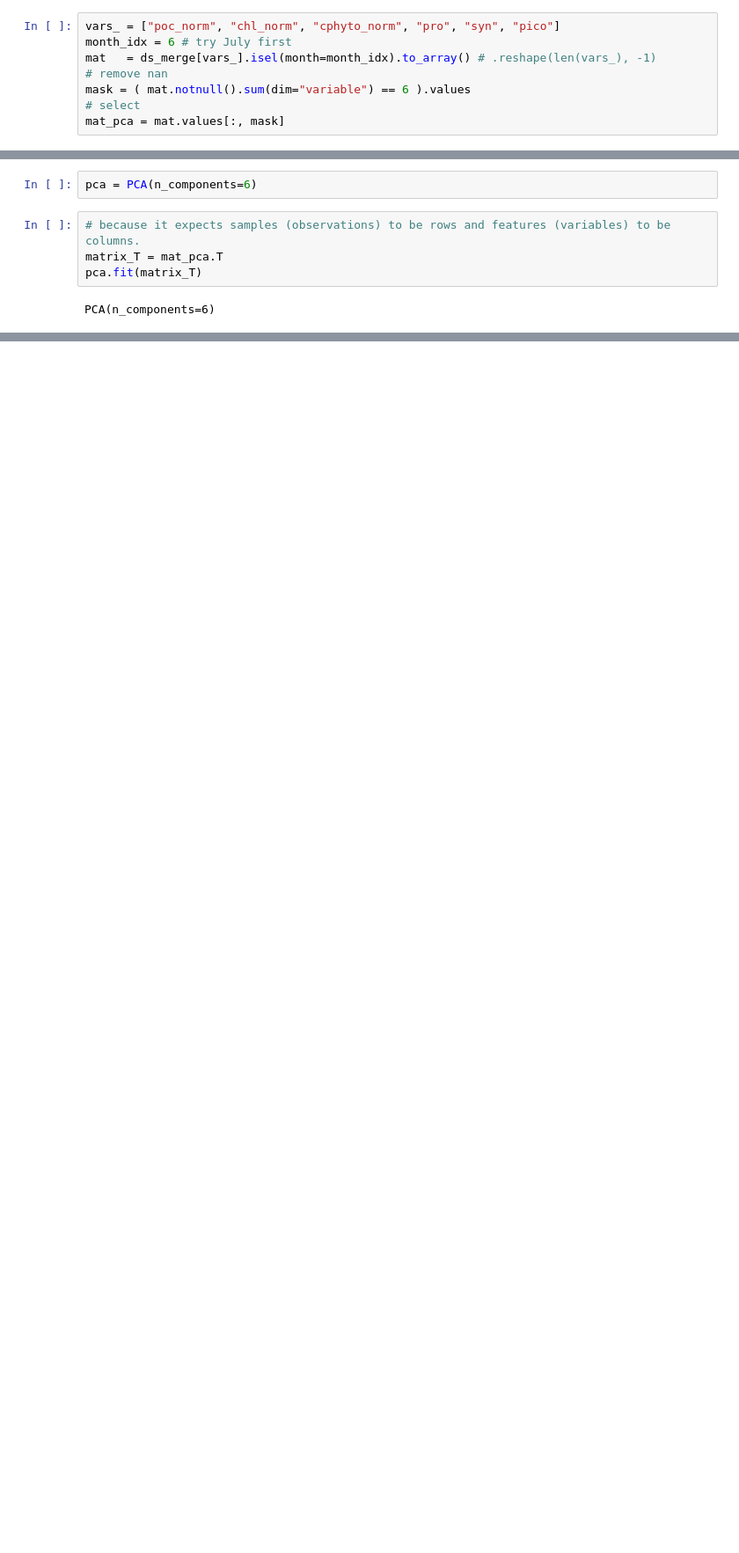
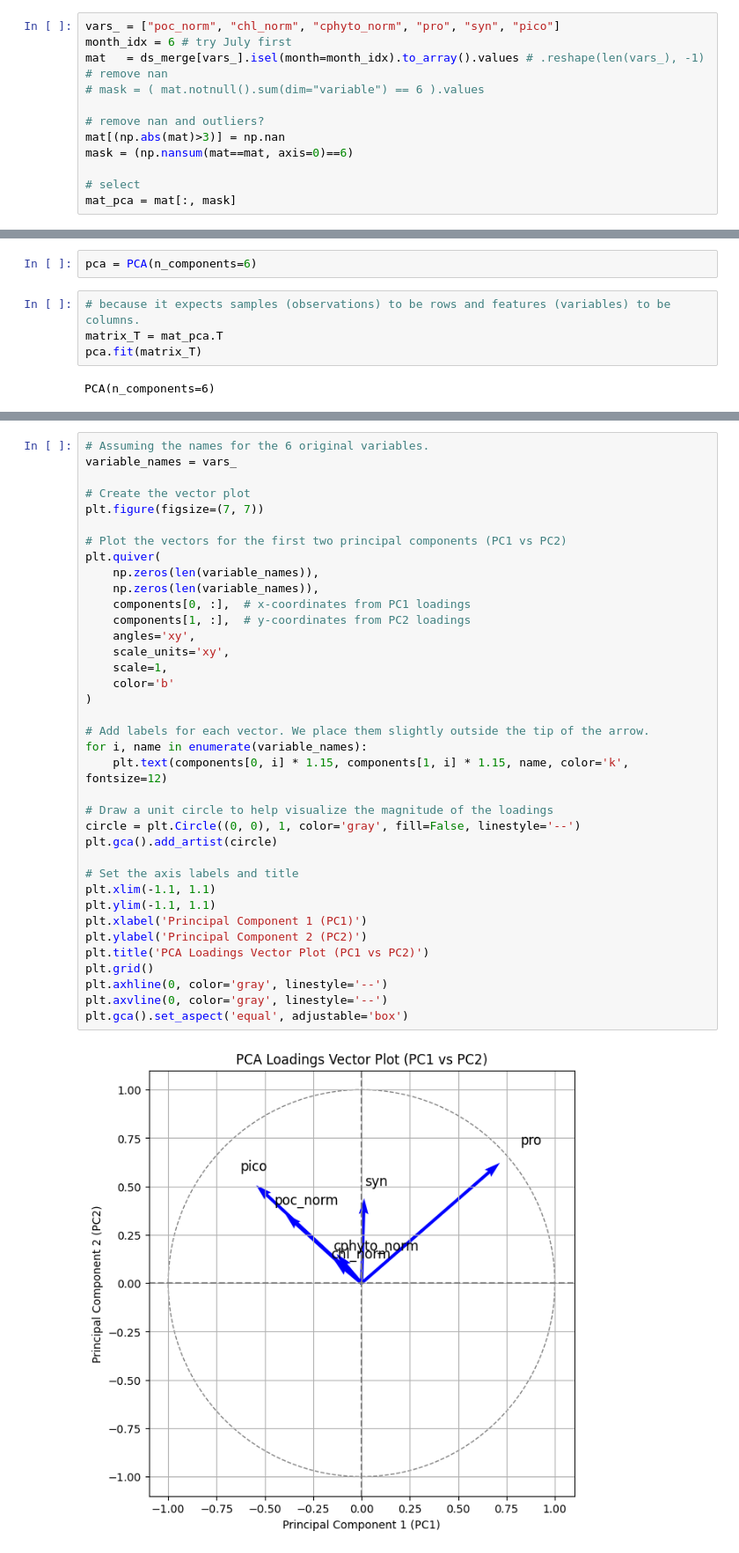
Before and after one commit to pedmondlerner/phytoSTEW, a Jupyter notebook: Team/Zichang/matchup_new.ipynb, the cells around one changed output, grey strips where cells are left out. Shown at 88% size. Saved outputs shown, nothing was run; the diff lists cells and outputs as text; blank space fills up the shorter version.

```diff
--- a/Team/Zichang/matchup_new.ipynb
+++ b/Team/Zichang/matchup_new.ipynb
@@ -92,11 +92,16 @@ Text(0.5, 1.0, 'August, normalized chlor_a')
 # %%
 vars_ = ["poc_norm", "chl_norm", "cphyto_norm", "pro", "syn", "pico"]
 month_idx = 6 # try July first
-mat   = ds_merge[vars_].isel(month=month_idx).to_array() # .reshape(len(vars_), -1)
+mat   = ds_merge[vars_].isel(month=month_idx).to_array().values # .reshape(len(vars_), -1)
 # remove nan
-mask = ( mat.notnull().sum(dim="variable") == 6 ).values
+# mask = ( mat.notnull().sum(dim="variable") == 6 ).values
+
+# remove nan and outliers?
+mat[(np.abs(mat)>3)] = np.nan
+mask = (np.nansum(mat==mat, axis=0)==6)
+
 # select
-mat_pca = mat.values[:, mask]
+mat_pca = mat[:, mask]
 # %%
 mat_pca.shape
 # %% [output]
@@ -137,0 +132,39 @@ array([0.5281703 , 0.18567565, 0.11522229, 0.10060938, 0.0565504 ,
+# %%
+# Assuming the names for the 6 original variables.
+variable_names = vars_
+
+# Create the vector plot
+plt.figure(figsize=(7, 7))
+
+# Plot the vectors for the first two principal components (PC1 vs PC2)
+plt.quiver(
+    np.zeros(len(variable_names)),
+    np.zeros(len(variable_names)),
+    components[0, :],  # x-coordinates from PC1 loadings
+    components[1, :],  # y-coordinates from PC2 loadings
+    angles='xy',
+    scale_units='xy',
+    scale=1,
+    color='b'
+)
+
+# Add labels for each vector. We place them slightly outside the tip of the arrow.
+for i, name in enumerate(variable_names):
+    plt.text(components[0, i] * 1.15, components[1, i] * 1.15, name, color='k', fontsize=12)
+
+# Draw a unit circle to help visualize the magnitude of the loadings
+circle = plt.Circle((0, 0), 1, color='gray', fill=False, linestyle='--')
+plt.gca().add_artist(circle)
+
+# Set the axis labels and title
+plt.xlim(-1.1, 1.1)
+plt.ylim(-1.1, 1.1)
+plt.xlabel('Principal Component 1 (PC1)')
+plt.ylabel('Principal Component 2 (PC2)')
+plt.title('PCA Loadings Vector Plot (PC1 vs PC2)')
+plt.grid()
+plt.axhline(0, color='gray', linestyle='--')
+plt.axvline(0, color='gray', linestyle='--')
+plt.gca().set_aspect('equal', adjustable='box')
+# %% [output]
+[figure, added]
```
Also changed, not shown: parts of 9 cells of this notebook.
